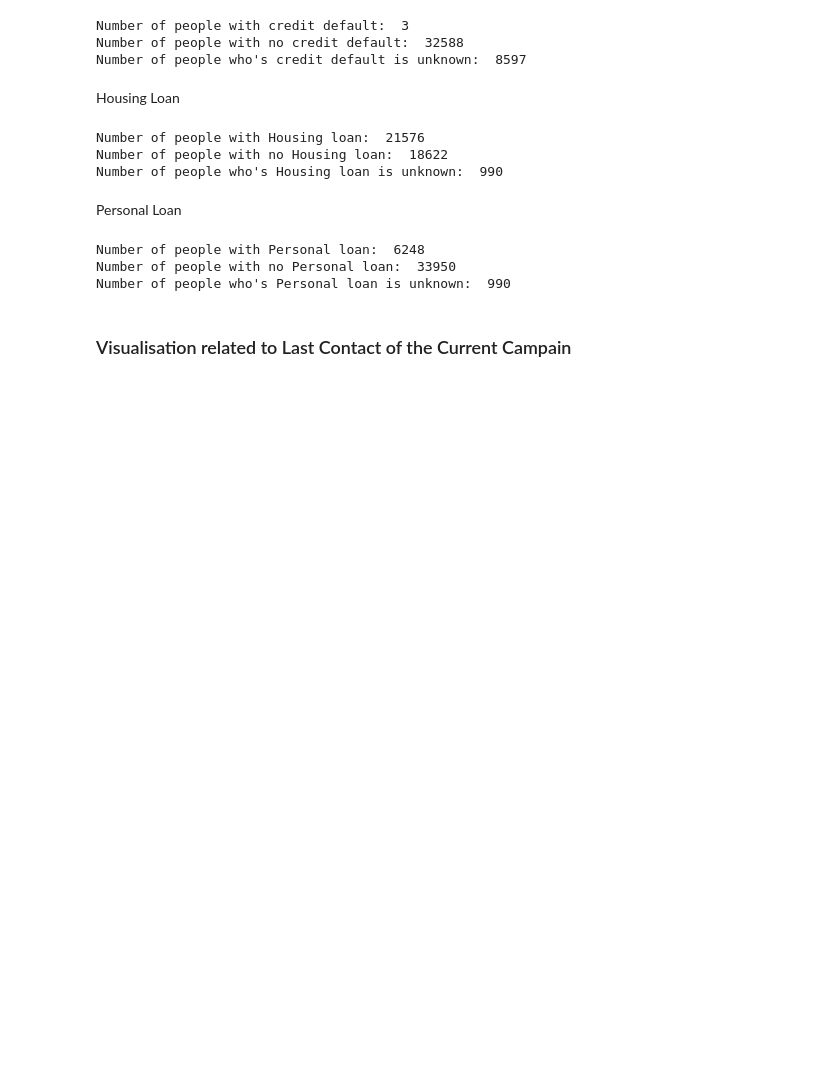
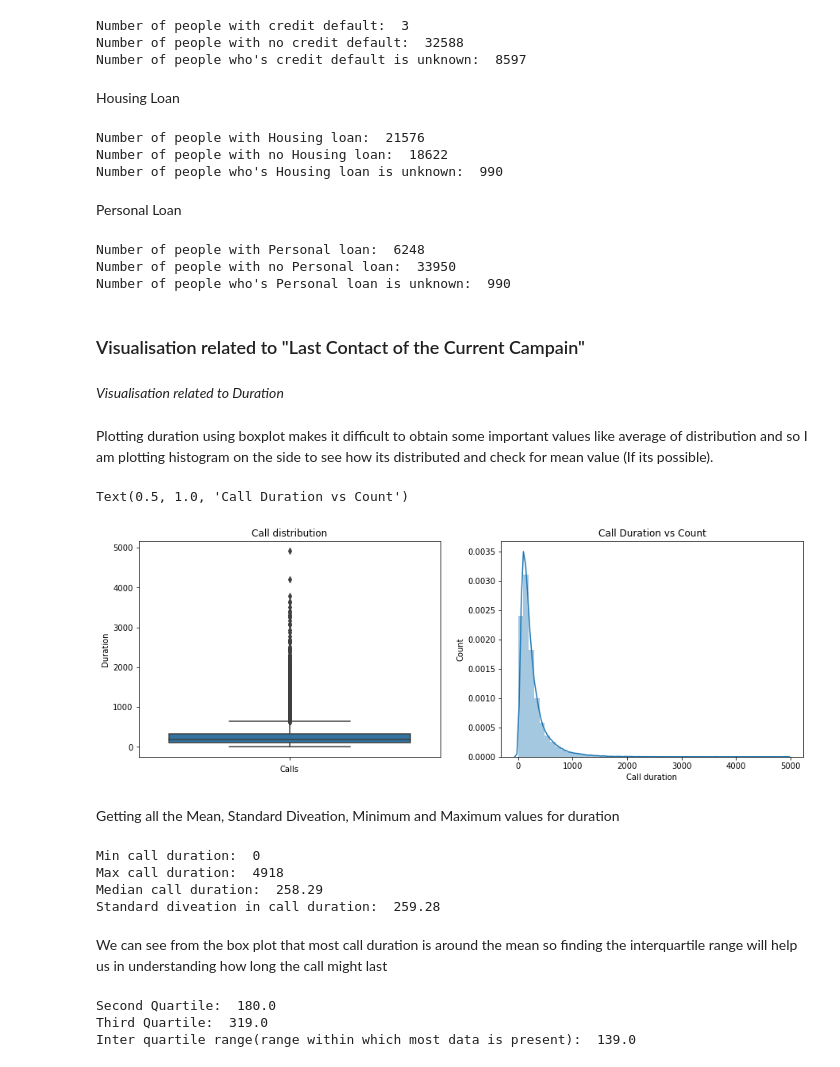
Before and after one commit to kaushik-holla/Bank-Marketing, a Jupyter notebook: Bank Marketing Analysis and Modeling.ipynb, the cells around one changed output. Cells and saved outputs as stored; diff of their text form; code cells hidden in the pictures; blank space fills up the shorter version.

```diff
--- a/Bank Marketing Analysis and Modeling.ipynb
+++ b/Bank Marketing Analysis and Modeling.ipynb
@@ -223,4 +223,56 @@ Number of people with Personal loan:  6248
 Number of people with no Personal loan:  33950
 Number of people who's Personal loan is unknown:  990
 # %% [markdown]
-### Visualisation related to Last Contact of the Current Campain
+### Visualisation related to "Last Contact of the Current Campain"
+# %% [markdown]
+<i> Visualisation related to Duration </i>
+# %% [markdown]
+Plotting duration using boxplot makes it difficult to obtain some important values like average of distribution and so I am plotting histogram on the side to see how its distributed and check for mean value (If its possible).
+# %%
+fig, (ax1, ax2) = plt.subplots(nrows = 1, ncols = 2, figsize = (15, 5))
+
+sns.boxplot(x = "duration", data = df, orient = 'v', ax = ax1)
+ax1.set_xlabel("Calls")
+ax1.set_ylabel("Duration")
+ax1.set_title("Call distribution")
+
+sns.distplot(df['duration'], ax = ax2)
+ax2.set_xlabel("Call duration")
+ax2.set_ylabel("Count")
+ax2.set_title("Call Duration vs Count")
+# %% [output]
+Text(0.5, 1.0, 'Call Duration vs Count')
+[figure, added]
+# %% [markdown]
+Getting all the Mean, Standard Diveation, Minimum and Maximum values for duration
+# %%
+min_duration = df['duration'].min()
+max_duration = df['duration'].max()
+median_duration = df['duration'].mean()
+standard_dev_duration = df["duration"].std()
+
+print("Min call duration: ", min_duration)
+print("Max call duration: ", max_duration)
+print("Median call duration: ", round(median_duration, 2))
+print("Standard diveation in call duration: ", round(standard_dev_duration, 2))
+# %% [output]
+Min call duration:  0
+Max call duration:  4918
+Median call duration:  258.29
+Standard diveation in call duration:  259.28
+# %% [markdown]
+We can see from the box plot that most call duration is around the mean so finding the interquartile range will help us in understanding how long the call might last
+# %%
+first_quartile = df['duration'].quantile(q = 0.25)
+second_quartile = df['duration'].quantile(q = 0.50)
+third_quartile = df['duration'].quantile(q = 0.75)
+fourth_quartile = df['duration'].quantile(q = 1)
+IRQ = third_quartile - second_quartile
+
+print("Second Quartile: ", second_quartile)
+print("Third Quartile: ", third_quartile)
+print("Inter quartile range(range within which most data is present): ",IRQ)
+# %% [output]
+Second Quartile:  180.0
+Third Quartile:  319.0
+Inter quartile range(range within which most data is present):  139.0
```
Also changed, not shown: parts of 3 cells of this notebook.
